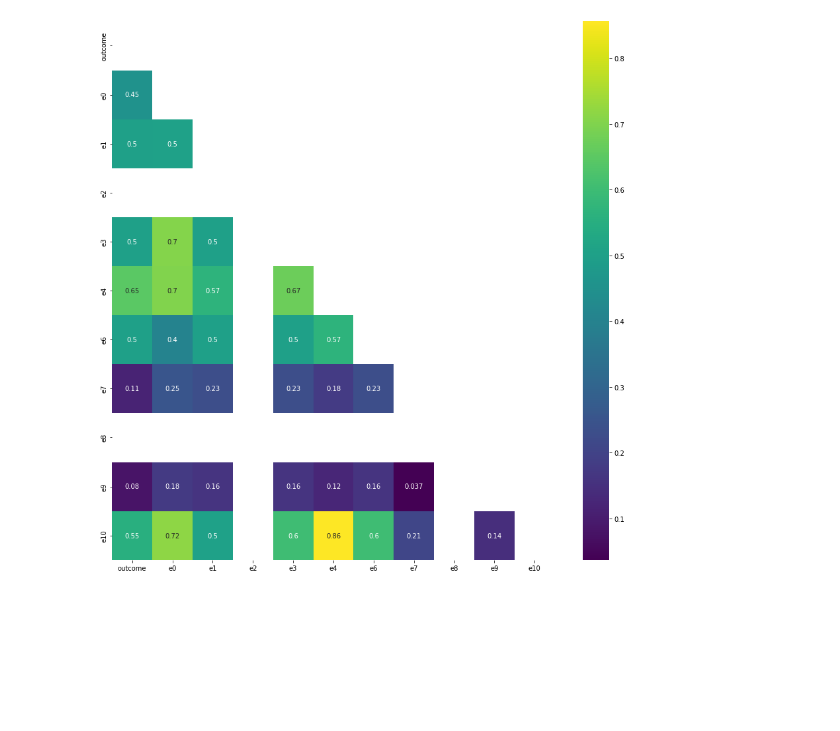
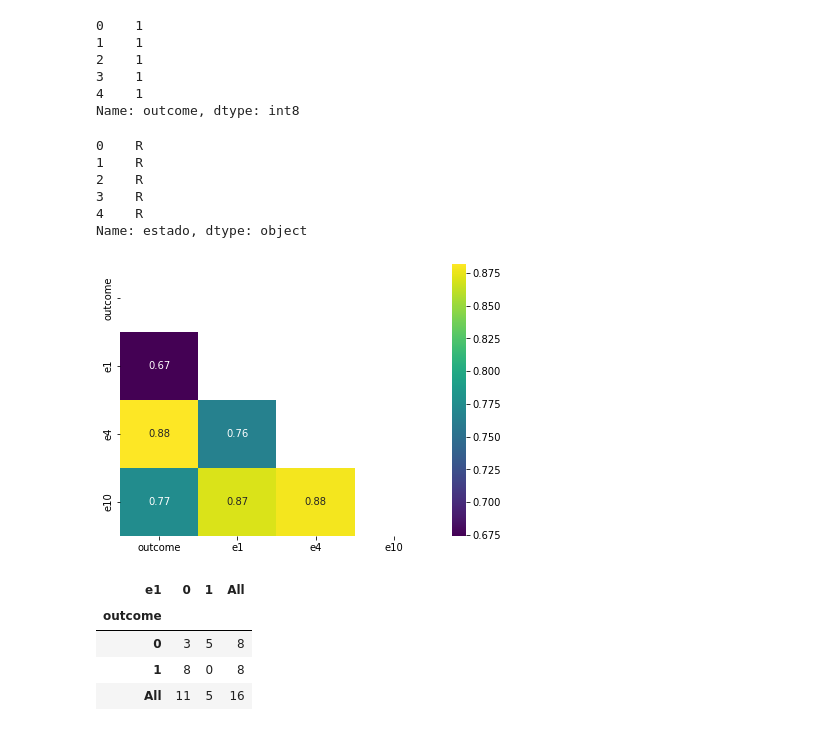
Before and after one commit to pabloschwarzenberg/CINF103, a Jupyter notebook: bayes/analisis_ejemplo.ipynb, the cells around one changed output. Saved outputs shown, nothing was run; the diff lists cells and outputs as text; code cells hidden in the pictures; blank space fills up the shorter version.

```diff
--- a/bayes/analisis_ejemplo.ipynb
+++ b/bayes/analisis_ejemplo.ipynb
@@ -4,20 +4,38 @@ import numpy as np
 import seaborn as sns
 import matplotlib.pyplot as plt
 # %%
-data=pd.read_csv("dataset_ejemplo_40.csv",sep=";")
+data=pd.read_csv("dataset_ejemplo_40_3_16.csv",sep=";")
 # %%
 resultado=pd.Categorical(data["estado"])
 data["outcome"]=resultado.codes
+# %%
+data["outcome"].head()
+# %% [output]
+0    1
+1    1
+2    1
+3    1
+4    1
+Name: outcome, dtype: int8
+# %%
+data["estado"].head()
+# %% [output]
+0    R
+1    R
+2    R
+3    R
+4    R
+Name: estado, dtype: object
 # %%
-df=data[["outcome","e0","e1","e2","e3","e4","e6","e7","e8","e9","e10"]]
+df=data[["outcome","e1","e4","e10"]]
 df=df.head(40)
 # %%
-plt.figure(figsize=(15, 15))
+plt.figure(figsize=(7, 5))
 corr = df.corr()
 mask = np.tri(*corr.shape).T
 sns.heatmap(corr.abs(), mask=mask, annot=True, cmap='viridis');
 # %% [output]
-[figure, old version]
+[figure, new version]
 # %%
 from sklearn.model_selection import train_test_split
 from sklearn.metrics import classification_report
@@ -25 +44,13 @@ from sklearn.naive_bayes import CategoricalNB
 from sklearn.naive_bayes import BernoulliNB
+# %%
+#frequency table
+marginal_table_0 = pd.crosstab(index=df["outcome"],
+                            columns=df["e1"],
+                             margins=True)   # Include row and column totals
+marginal_table_0
+# %% [output]
+| e1 | 0 | 1 | All |
+| outcome |  |  |  |
+| 0 | 3 | 5 | 8 |
+| 1 | 8 | 0 | 8 |
+| All | 11 | 5 | 16 |
```
Also changed, not shown: parts of 11 cells of this notebook, 2 other files.
